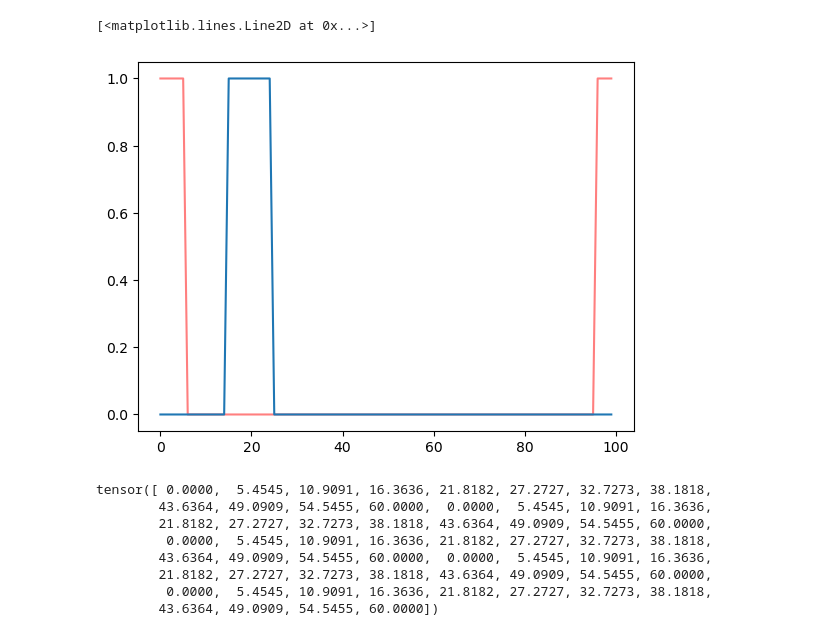
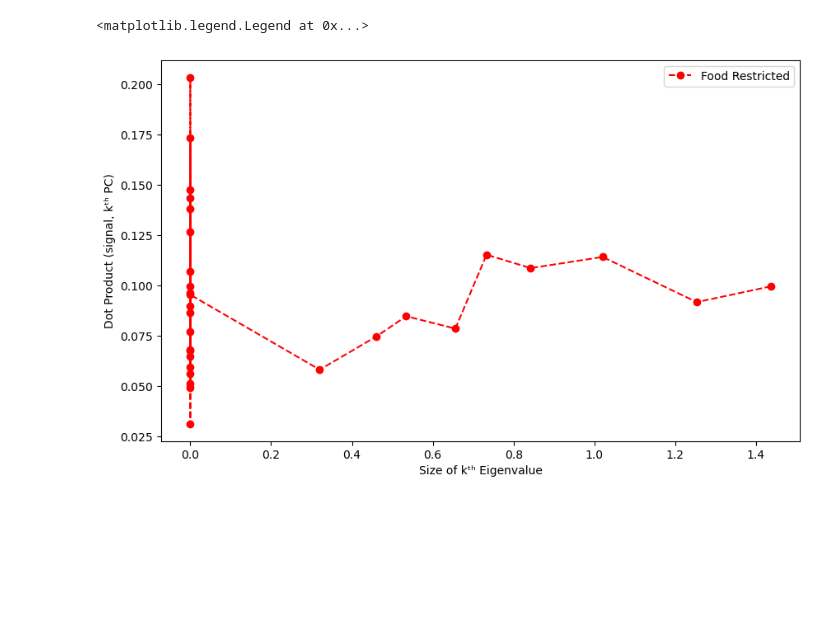
Before and after one commit to scastedo/continuous_attractor_project, a Jupyter notebook: look_at_plots.ipynb, the cells around one changed output. Saved outputs shown, nothing was run; the diff lists cells and outputs as text; code cells hidden in the pictures; blank space fills up the shorter version.

```diff
--- a/look_at_plots.ipynb
+++ b/look_at_plots.ipynb
@@ -24,26 +25,0 @@ plt.plot(neural_array[:,0, :])
-# %%
-plt.plot(new_state_history[:,0,0], color = 'red', alpha = 0.5)
-plt.plot(new_state_history[:,0,1])
-
-
-# plt.plot(new_state_history[:,1,0], color = 'blue', alpha = 0.5)
-# plt.plot(new_state_history[:,1,1])
-
-
-# plt.plot(new_state_history[:,2,0], color = 'green', alpha = 0.5)
-# plt.plot(new_state_history[:,2,1])
-# %% [output]
-[<matplotlib.lines.Line2D at 0x...>]
-[figure, removed]
-# %%
-import torch
-print(torch.linspace(0, 60, 12).repeat(5))
-# %% [output]
-tensor([ 0.0000,  5.4545, 10.9091, 16.3636, 21.8182, 27.2727, 32.7273, 38.1818,
-        43.6364, 49.0909, 54.5455, 60.0000,  0.0000,  5.4545, 10.9091, 16.3636,
-        21.8182, 27.2727, 32.7273, 38.1818, 43.6364, 49.0909, 54.5455, 60.0000,
-         0.0000,  5.4545, 10.9091, 16.3636, 21.8182, 27.2727, 32.7273, 38.1818,
-        43.6364, 49.0909, 54.5455, 60.0000,  0.0000,  5.4545, 10.9091, 16.3636,
-        21.8182, 27.2727, 32.7273, 38.1818, 43.6364, 49.0909, 54.5455, 60.0000,
-         0.0000,  5.4545, 10.9091, 16.3636, 21.8182, 27.2727, 32.7273, 38.1818,
-        43.6364, 49.0909, 54.5455, 60.0000])
@@ -49,0 +148,45 @@ tensor([ 0.0000,  5.4545, 10.9091, 16.3636, 21.8182, 27.2727, 32.7273, 38.1818,
+# %%
+import numpy as np
+import matplotlib.pyplot as plt
+
+def extract_plot_vectors(metrics_list, total_k):
+    """
+    From a single metric dict, build arrays:
+      evals_plot : (1, total_k)
+      dots_plot  : (1, total_k)
+      dist_plot  : (1,)
+    """
+    # top eigenvalues: shape (n_angles, total_k)
+    te = metrics_list['top_evals']
+    evals_plot = np.nanmean(te, axis=0, keepdims=True)  # (1, total_k)
+
+    # dot products: shape (n_angles, n_angles-1, total_k)
+    dp = metrics_list['dot_prod']
+    dp_avg = np.nanmean(dp, axis=0)  # (n_angles-1, total_k)
+    dots_plot = dp_avg[0, :][None, :]  # (1, total_k)
+
+    # mean distances: shape (n_angles, n_angles-1)
+    md = metrics_list['mean_dist']
+    md_avg = np.nanmean(md, axis=0)  # (n_angles-1,)
+    dist_plot = md_avg[0][None]  # (1,)
+
+    return evals_plot, dots_plot, dist_plot
+
+# Extract for each group
+total_k = test_analysis['top_evals'].shape[-1]
+fr_evals_plot, fr_dots_plot, fr_dist_plot = extract_plot_vectors(test_analysis, total_k)
+
+# Panel 1: eigenvalue size vs dot product, with across‐animal mean ± SEM
+x_fr = np.nanmean(fr_evals_plot, axis=0)
+y_fr = np.nanmean(fr_dots_plot, axis=0)
+sem_fr = np.nanstd(fr_dots_plot, axis=0, ddof=1) / np.sqrt(fr_dots_plot.shape[0])
+
+plt.figure(figsize=(10, 6))
+plt.plot(x_fr, y_fr, 'o--', color='red',   label='Food Restricted')
+# plt.fill_between(x_fr, y_fr - sem_fr, y_fr + sem_fr, color='red',   alpha=0.2)
+plt.xlabel('Size of kᵗʰ Eigenvalue')
+plt.ylabel('Dot Product (signal, kᵗʰ PC)')
+plt.legend()
+# %% [output]
+<matplotlib.legend.Legend at 0x...>
+[figure, added]
```
Also changed, not shown: parts of 4 cells of this notebook, 25 other files.
